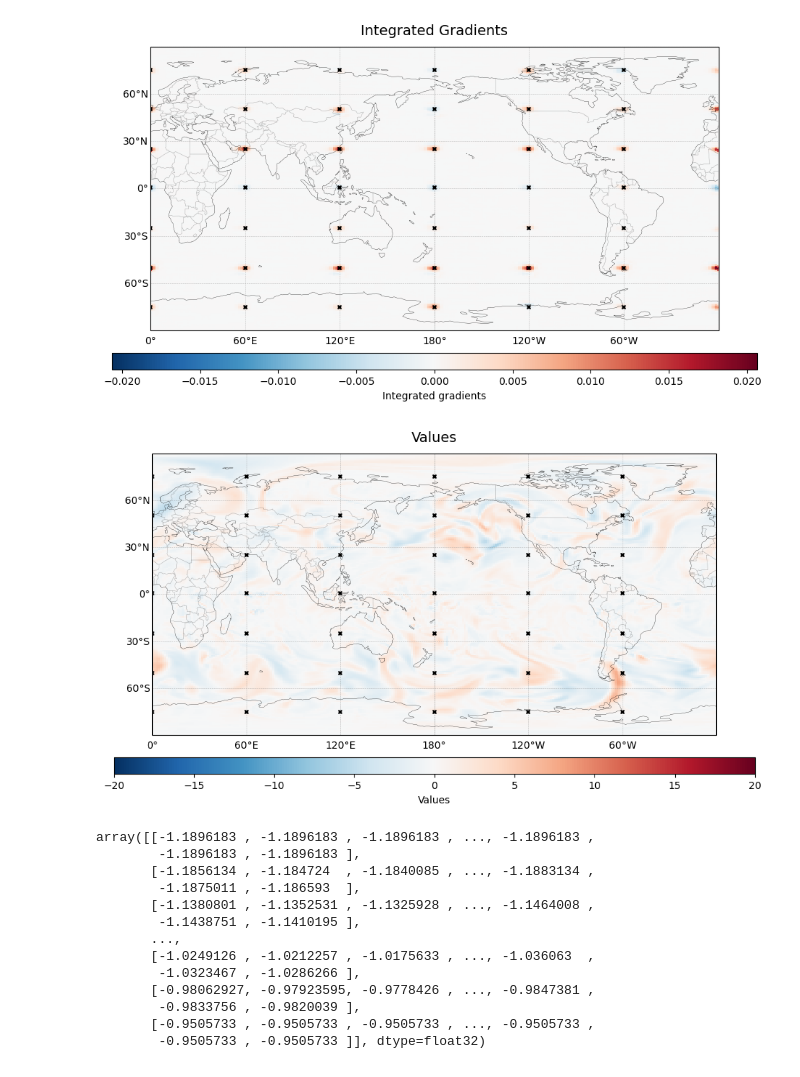
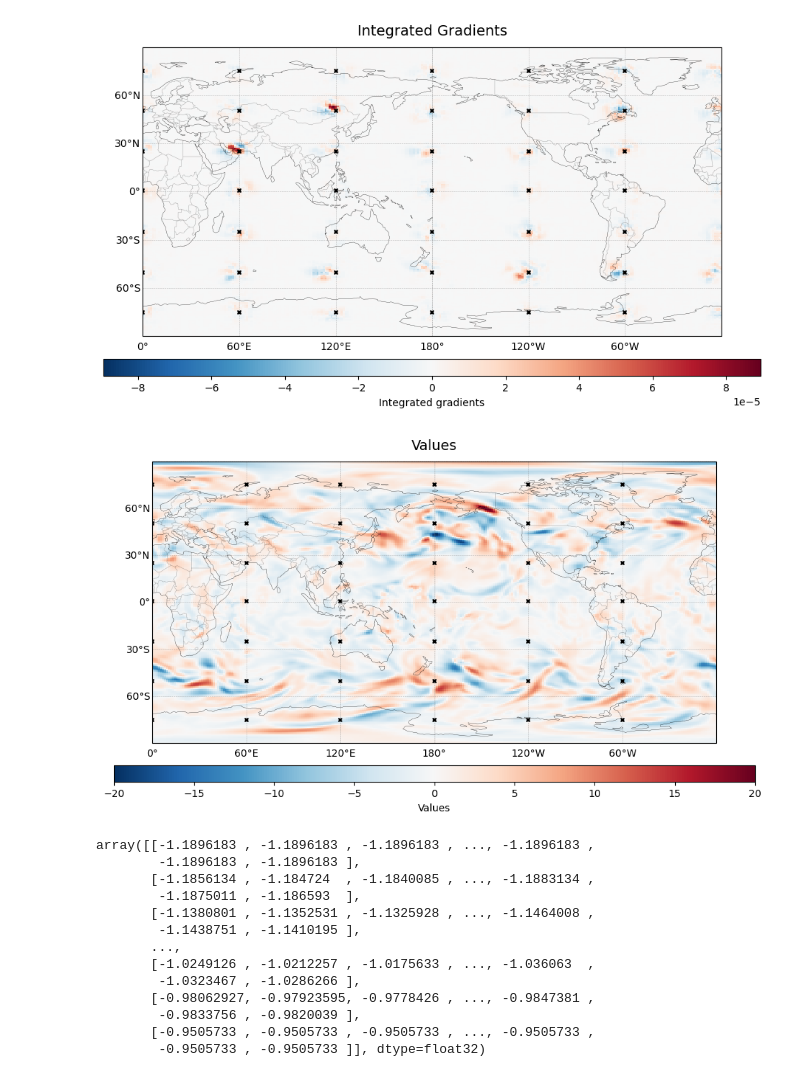
Before and after one commit to WillyChap/CUVACAR_xai, a Jupyter notebook: kjmayer/LookAtOutput.ipynb, the cells around one changed output. Drawn from its saved outputs; the diff is of its cells as text; code cells hidden in the pictures.

```diff
--- a/kjmayer/LookAtOutput.ipynb
+++ b/kjmayer/LookAtOutput.ipynb
@@ -36,7 +36,7 @@ from cartopy.util import add_cyclic_point
 #     print("Lon index:", ilon)
 #     print()
 # %%
-DATE = '1981-02-15'
+DATE = '1981-01-15'
 
 DS = xr.open_dataset('/glade/work/wchapman/b.e21.BHIST.f09_g17_Seasonal_Stochai_b050_025_1980.cam.h1.2010-10-13-00000.nc')
 lat = DS["lat"].values if hasattr(DS["lat"], "values") else DS["lat"]
@@ -44,7 +44,7 @@ lon = DS["lon"].values if hasattr(DS["lon"], "values") else DS["lon"]
 
 dir_o = "/glade/derecho/scratch/kjmayer/CUVACAR_xai/IG/"+DATE+"/"
 files = sorted(glob.glob(dir_o+"tensor_steps24_parrallel_lev00020_lat*.npy"))
-stacked = np.stack([np.load(f).squeeze()[20].squeeze() for f in files])
+stacked = np.stack([np.load(f).squeeze()[20+32+32-4].squeeze() for f in files])
 
 mean_IG = np.mean(stacked, axis=0)
 # %%
@@ -121,11 +121,11 @@ ax.set_title("Integrated Gradients", fontsize=14, pad=12)
 plt.tight_layout()
 plt.show()
 # %% [output]
-[figure, old version]
+[figure, new version]
 # %%
 # Difference in values between 00Z and 006Z
-t1 = torch.load('/glade/derecho/scratch/wchapman/CUVACAR/init_b2014_1981-02-15_00_00_00_be21_condition_tensor.pth').squeeze().numpy()
-t2 = torch.load('/glade/derecho/scratch/wchapman/CUVACAR/init_b2014_1981-02-15_06_00_00_be21_condition_tensor.pth').squeeze().numpy()
+t1 = torch.load('/glade/derecho/scratch/wchapman/CUVACAR/init_b2014_1981-01-24_00_00_00_be21_condition_tensor.pth').squeeze().numpy()
+t2 = torch.load('/glade/derecho/scratch/wchapman/CUVACAR/init_b2014_1981-01-24_06_00_00_be21_condition_tensor.pth').squeeze().numpy()
 
 
 fig = plt.figure(figsize=(12, 5.5))
@@ -134,7 +134,7 @@ vmin=-20; vmax=20
 im = ax.pcolormesh(
     lon_cyc,
     lat,
-    t2[17+64,:,:]-t1[17+64,:,:],
+    t2[20,:,:]-t1[20,:,:],
     transform=ccrs.PlateCarree(),
     cmap="RdBu_r",
     vmin=vmin,
@@ -165,34 +165,34 @@ for vdot_lat in dot_lat:
 ax.set_global()
 ax.coastlines(linewidth=0.22)
 ax.add_feature(cfeature.BORDERS, linewidth=0.35, alpha=0.3)
 # ax.add_feature(cfeature.LAND, facecolor="0.85", alpha=0.35)
 
 gl = ax.gridlines(
     draw_labels=True,
     linewidth=0.4,
     color="gray",
     alpha=0.5,
     linestyle="--",
 )
 gl.top_labels = False
 gl.right_labels = False
 
 cbar = fig.colorbar(
     im,
     ax=ax,
     orientation="horizontal",
     pad=0.07,
     fraction=0.05,
     aspect=40,
 )
 cbar.set_label("Values")
 
 ax.set_title("Values", fontsize=14, pad=12)
 
 plt.tight_layout()
 plt.show()
 # %% [output]
-[figure, old version]
+[figure, new version]
 # %%
 t1 = torch.load('/glade/derecho/scratch/kjmayer/CUVACAR_xai/init_b2014_1981-02-15_00_00_00_be21_condition_tensor.pth').squeeze().numpy()
 t1[17+64,:,:]
```
Also changed, not shown: parts of 8 cells of this notebook, 1 other file.
